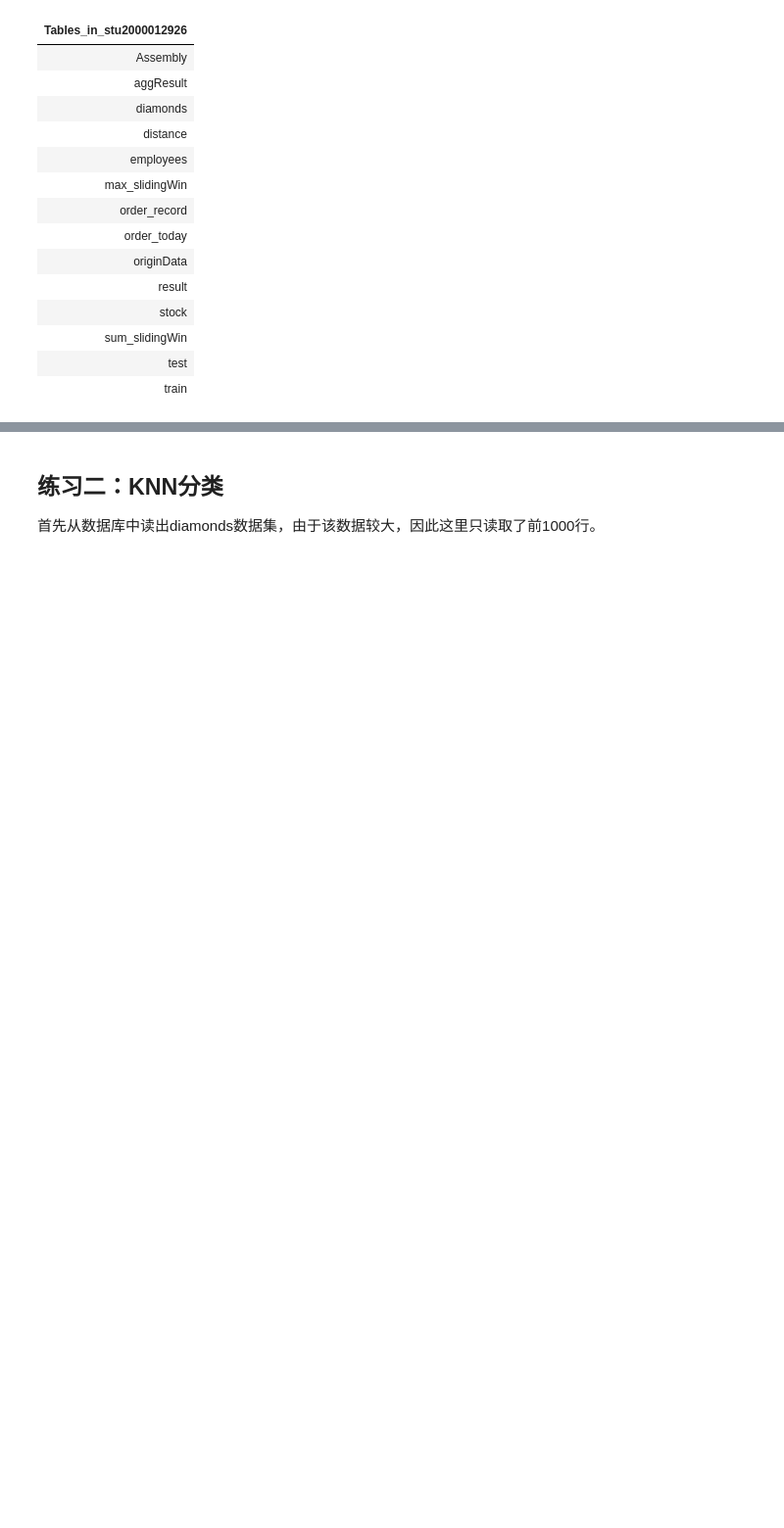
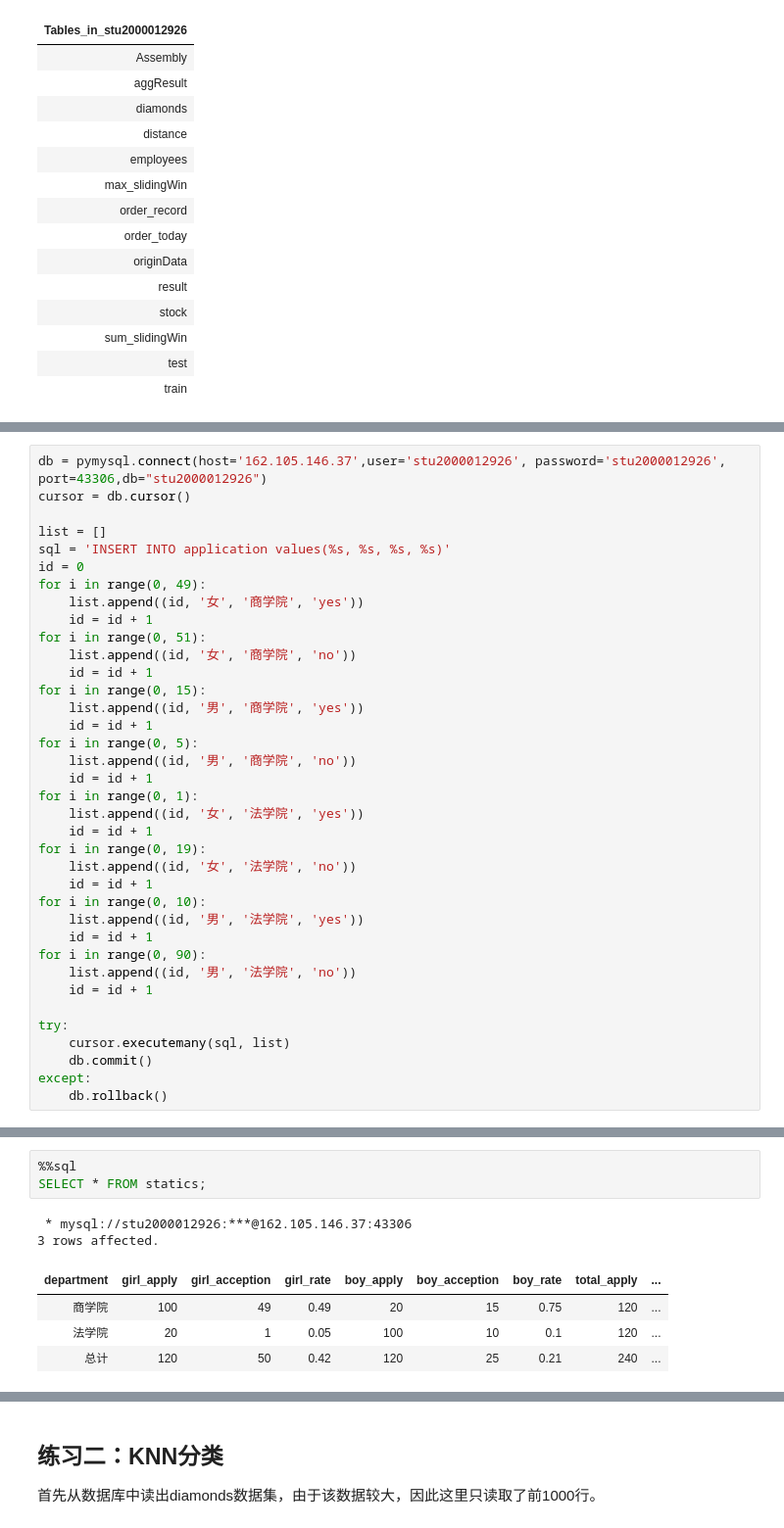
Before and after one commit to Psalmi23187/DataBaseProj4, a Jupyter notebook: project4.ipynb, the cells around one changed output, grey strips where cells are left out. Shown: that part at 98% size. Drawn from its saved outputs; the diff is of its cells as text; blank space fills up the shorter version.

```diff
--- a/project4.ipynb
+++ b/project4.ipynb
@@ -33,0 +65,37 @@ show tables;
+# %%
+db = pymysql.connect(host='162.105.146.37',user='stu2000012926', password='stu2000012926', port=43306,db="stu2000012926")
+cursor = db.cursor()
+
+list = []
+sql = 'INSERT INTO application values(%s, %s, %s, %s)'
+id = 0
+for i in range(0, 49):
+    list.append((id, '女', '商学院', 'yes'))
+    id = id + 1
+for i in range(0, 51):
+    list.append((id, '女', '商学院', 'no'))
+    id = id + 1
+for i in range(0, 15):
+    list.append((id, '男', '商学院', 'yes'))
+    id = id + 1
+for i in range(0, 5):
+    list.append((id, '男', '商学院', 'no'))
+    id = id + 1
+for i in range(0, 1):
+    list.append((id, '女', '法学院', 'yes'))
+    id = id + 1
+for i in range(0, 19):
+    list.append((id, '女', '法学院', 'no'))
+    id = id + 1
+for i in range(0, 10):
+    list.append((id, '男', '法学院', 'yes'))
+    id = id + 1
+for i in range(0, 90):
+    list.append((id, '男', '法学院', 'no'))
+    id = id + 1
+
+try:
+    cursor.executemany(sql, list)
+    db.commit()
+except:
+    db.rollback()
@@ -33,0 +180,10 @@ show tables;
+# %%
+%%sql
+SELECT * FROM statics;
+# %% [output]
+ * mysql://stu2000012926:***@162.105.146.37:43306
+3 rows affected.
+| department | girl_apply | girl_acception | girl_rate | boy_apply | boy_acception | boy_rate | total_apply | ... |
+| 商学院 | 100 | 49 | 0.49 | 20 | 15 | 0.75 | 120 | ... |
+| 法学院 | 20 | 1 | 0.05 | 100 | 10 | 0.1 | 120 | ... |
+| 总计 | 120 | 50 | 0.42 | 120 | 25 | 0.21 | 240 | ... |
```
Also changed, not shown: parts of 11 cells of this notebook, 1 other file.
